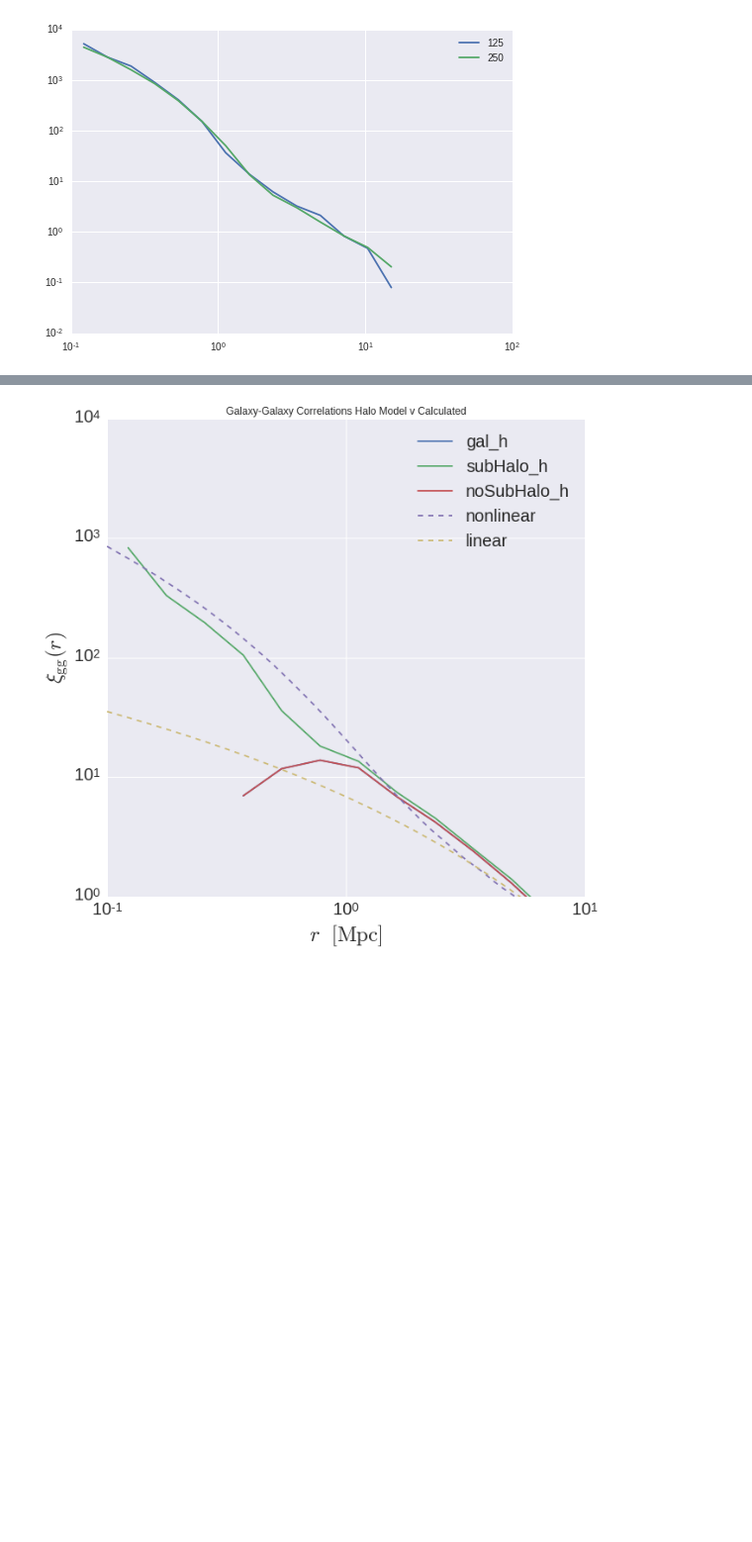
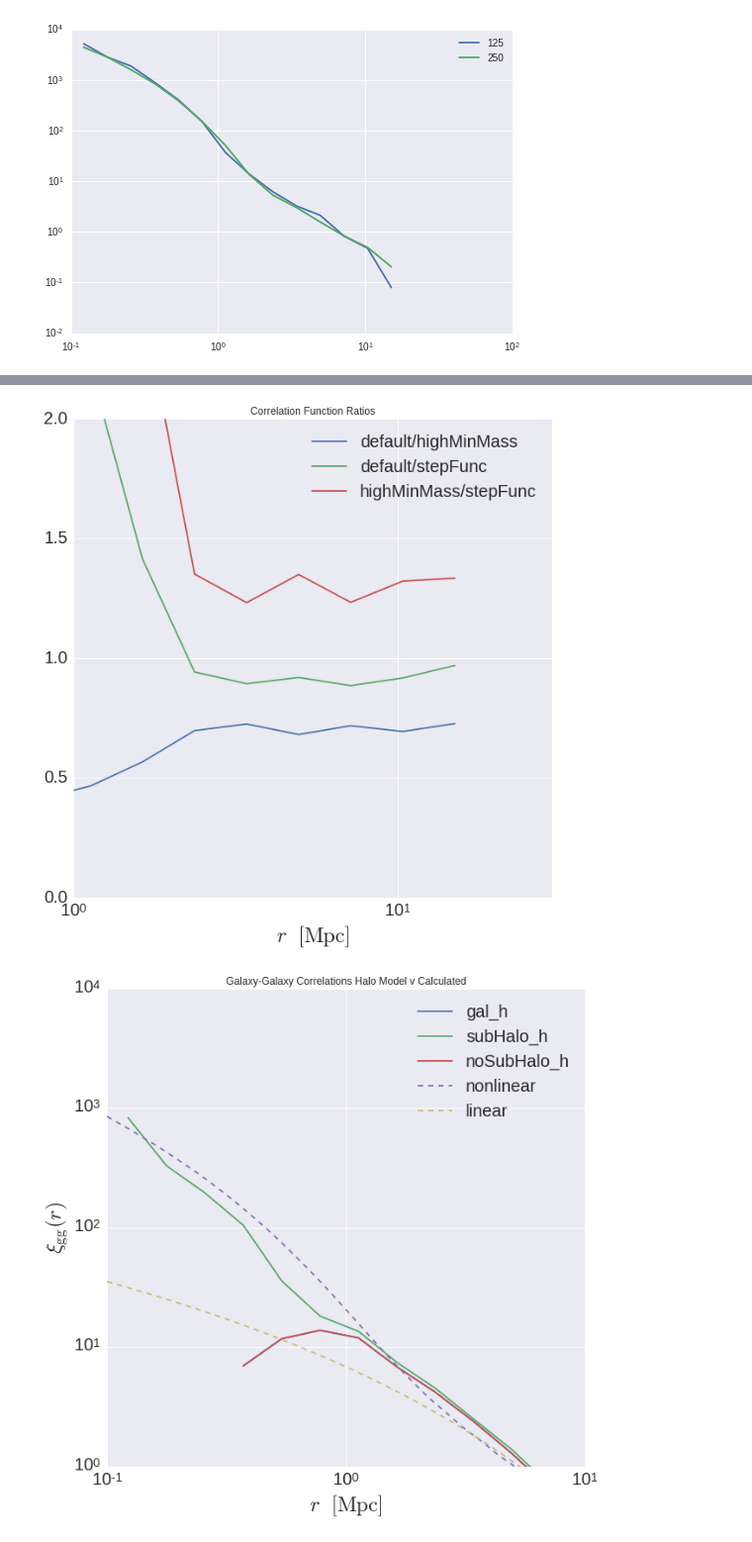
Before and after one commit to mclaughlin6464/HODEmulator, a Jupyter notebook: predictionsVCalculated.ipynb, the cells around one changed output, grey strips where cells are left out. Shown at 99% size. Drawn from its saved outputs; the diff is of its cells as text; code cells hidden in the pictures; blank space fills up the shorter version.

```diff
--- a/predictionsVCalculated.ipynb
+++ b/predictionsVCalculated.ipynb
@@ -244,3 +244,26 @@ for (label, xi_all), color in zip(data.iteritems(), colors):
+# %%
+colors = sns.color_palette()
+fig = plt.figure(figsize = (10,10))
+#for vn, color in zip(version_names, colors):
+labels = ['default', 'highMinMass', 'stepFunc']
+for i, (label1, color) in enumerate(zip(labels, colors)):
+    for label2 in labels[i+1:]:
+        plt.plot(rbin_centers, data[label1]/data[label2], label = '%s/%s'%(label1, label2))
+
+plt.title('Correlation Function Ratios')
+plt.xlim(xmin = 1, xmax = 30)
+plt.ylim(ymin = 0, ymax = 2)
+#plt.loglog()
+plt.xscale('log')
+plt.xticks(fontsize=20)
+plt.yticks(fontsize=20)
+#plt.xlabel(r'$r $  $\rm{[Mpc]}$', fontsize=25)
+plt.xlabel(r'$r $  $\rm{[Mpc]}$', fontsize=25)
+plt.legend(loc='best', fontsize=20)
+
+plt.show()
+# %% [output]
+[figure, added]
 # %%
 outputdir = '/u/ki/swmclau2/des/HODOutput/'
 #datadir = outputdir+'chinchilla_tests/'
```
Also changed, not shown: parts of 5 cells of this notebook, 2 other files.
